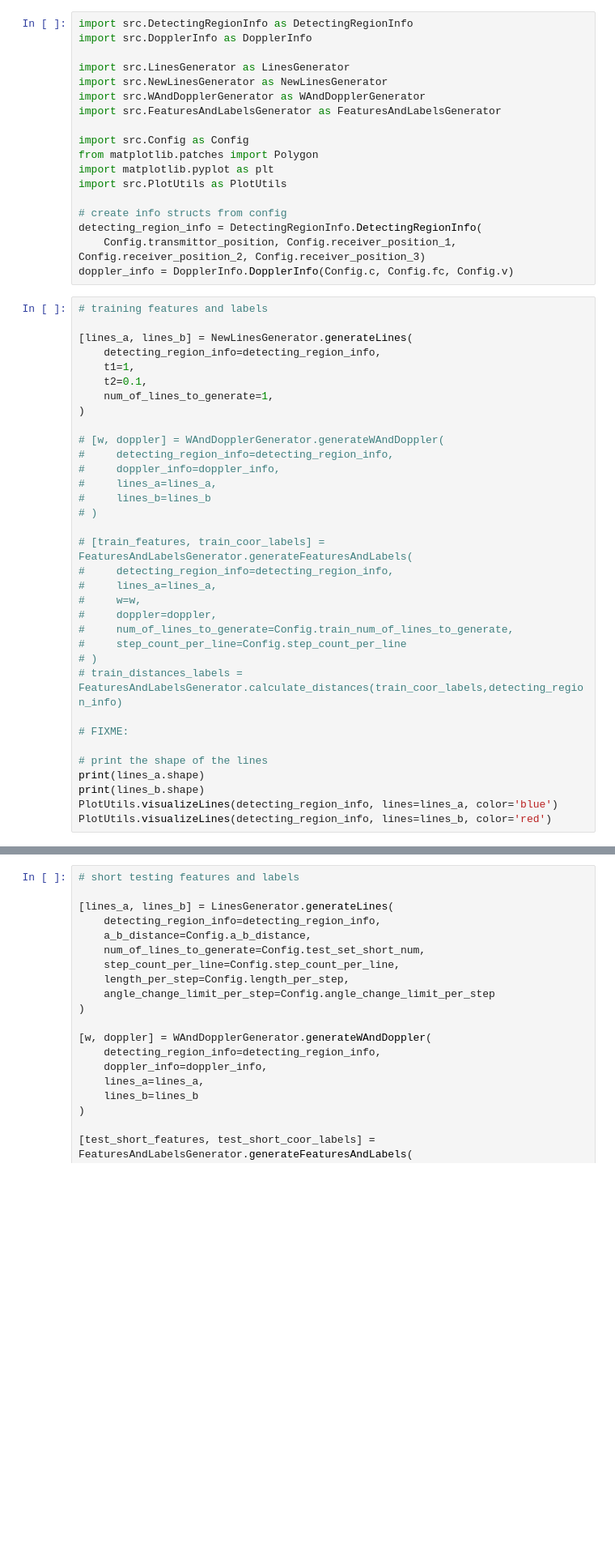
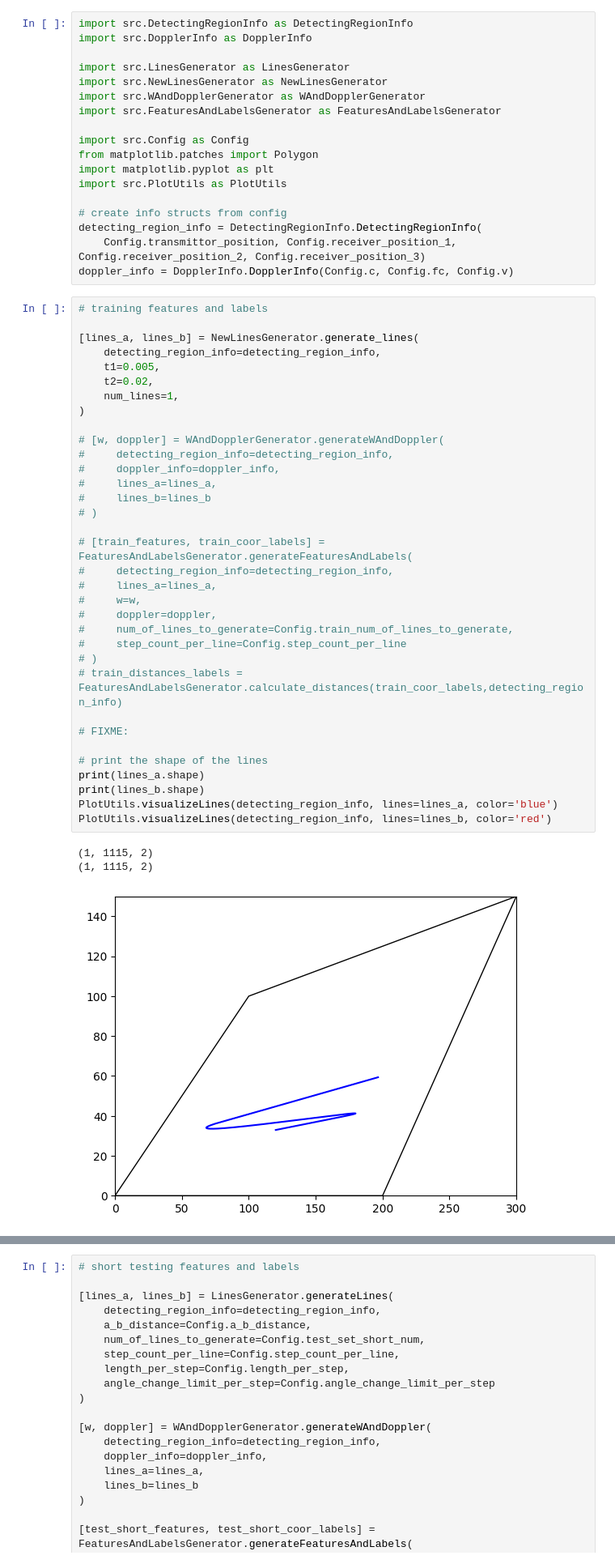
Before and after one commit to dannyHallo/UAV_location, a Jupyter notebook: lab.ipynb, the cells around one changed output, grey strips where cells are left out. Shown at 81% size. Saved outputs shown, nothing was run; the diff lists cells and outputs as text; blank space fills up the shorter version.

```diff
--- a/lab.ipynb
+++ b/lab.ipynb
@@ -19,34 +19,38 @@ doppler_info = DopplerInfo.DopplerInfo(Config.c, Config.fc, Config.v)
 # %%
 # training features and labels
 
-[lines_a, lines_b] = NewLinesGenerator.generateLines(
+[lines_a, lines_b] = NewLinesGenerator.generate_lines(
     detecting_region_info=detecting_region_info,
-    t1=1,
-    t2=0.1,
-    num_of_lines_to_generate=1,
+    t1=0.005,
+    t2=0.02,
+    num_lines=1,
 )
 
 # [w, doppler] = WAndDopplerGenerator.generateWAndDoppler(
 #     detecting_region_info=detecting_region_info,
 #     doppler_info=doppler_info,
 #     lines_a=lines_a,
 #     lines_b=lines_b
 # )
 
 # [train_features, train_coor_labels] = FeaturesAndLabelsGenerator.generateFeaturesAndLabels(
 #     detecting_region_info=detecting_region_info,
 #     lines_a=lines_a,
 #     w=w,
 #     doppler=doppler,
 #     num_of_lines_to_generate=Config.train_num_of_lines_to_generate,
 #     step_count_per_line=Config.step_count_per_line
 # )
 # train_distances_labels = FeaturesAndLabelsGenerator.calculate_distances(train_coor_labels,detecting_region_info)
 
 # FIXME:
 
 # print the shape of the lines
 print(lines_a.shape)
 print(lines_b.shape)
 PlotUtils.visualizeLines(detecting_region_info, lines=lines_a, color='blue')
 PlotUtils.visualizeLines(detecting_region_info, lines=lines_b, color='red')
+# %% [output]
+(1, 1115, 2)
+(1, 1115, 2)
+[figure, added]
```
Also changed, not shown: parts of 1 cell of this notebook, 1 other file.
